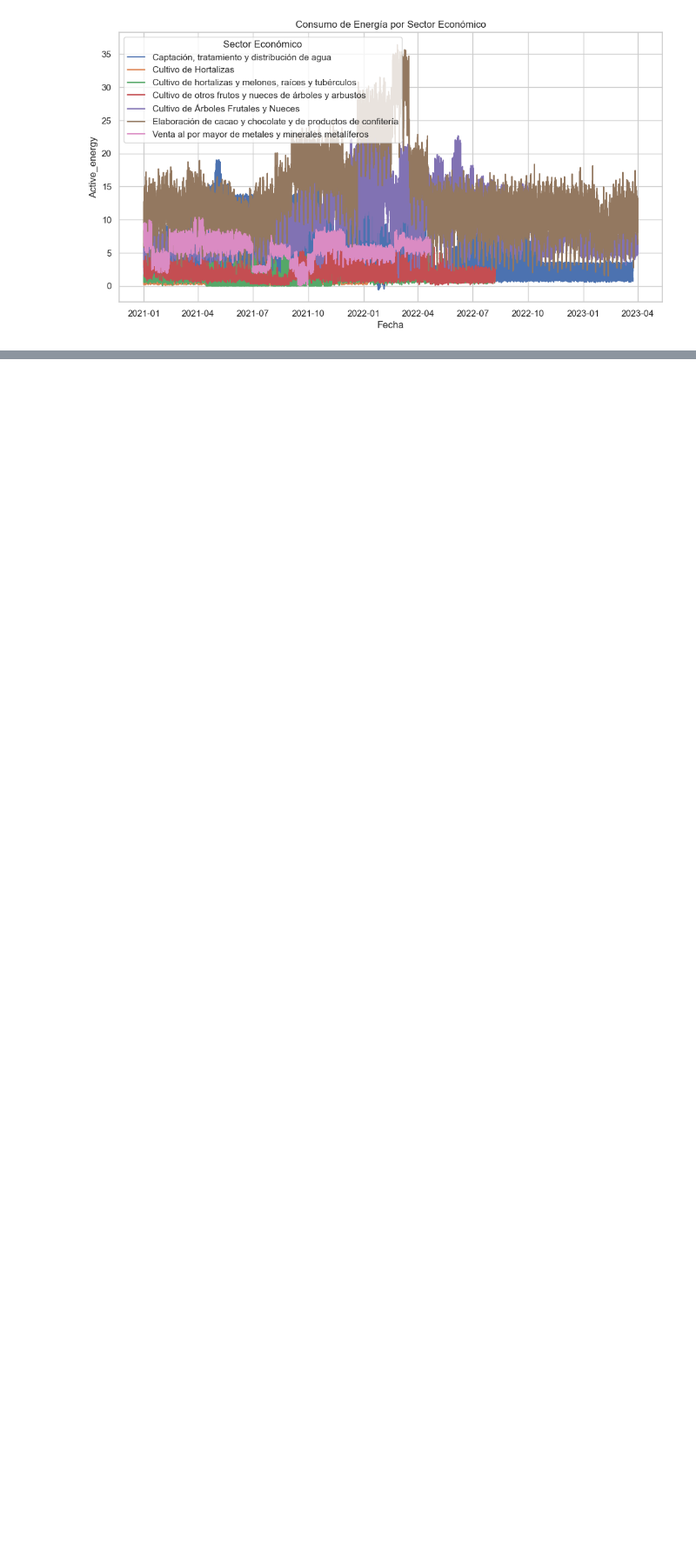
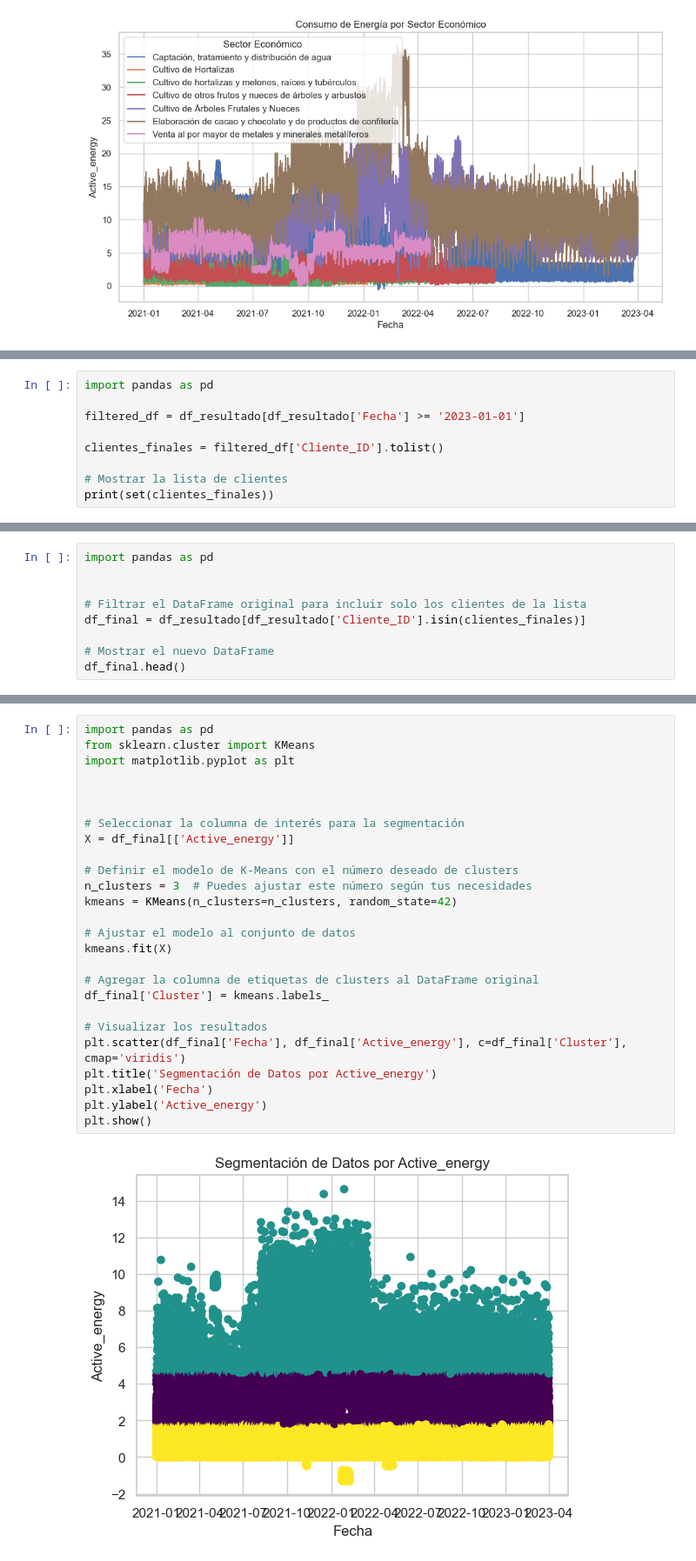
Before and after one commit to elkindavid/Electrodunas, a Jupyter notebook: Electrodunas.ipynb, the cells around one changed output, grey strips where cells are left out. Shown at 87% size. Cells and saved outputs as stored; diff of their text form; blank space fills up the shorter version.

```diff
--- a/Electrodunas.ipynb
+++ b/Electrodunas.ipynb
@@ -426,0 +450,9 @@ plt.show()
+# %%
+import pandas as pd
+
+filtered_df = df_resultado[df_resultado['Fecha'] >= '2023-01-01']
+
+clientes_finales = filtered_df['Cliente_ID'].tolist()
+
+# Mostrar la lista de clientes
+print(set(clientes_finales))
@@ -426,0 +461,9 @@ plt.show()
+# %%
+import pandas as pd
+
+
+# Filtrar el DataFrame original para incluir solo los clientes de la lista
+df_final = df_resultado[df_resultado['Cliente_ID'].isin(clientes_finales)]
+
+# Mostrar el nuevo DataFrame
+df_final.head()
@@ -426,0 +500,28 @@ plt.show()
+# %%
+import pandas as pd
+from sklearn.cluster import KMeans
+import matplotlib.pyplot as plt
+
+
+
+# Seleccionar la columna de interés para la segmentación
+X = df_final[['Active_energy']]
+
+# Definir el modelo de K-Means con el número deseado de clusters
+n_clusters = 3  # Puedes ajustar este número según tus necesidades
+kmeans = KMeans(n_clusters=n_clusters, random_state=42)
+
+# Ajustar el modelo al conjunto de datos
+kmeans.fit(X)
+
+# Agregar la columna de etiquetas de clusters al DataFrame original
+df_final['Cluster'] = kmeans.labels_
+
+# Visualizar los resultados
+plt.scatter(df_final['Fecha'], df_final['Active_energy'], c=df_final['Cluster'], cmap='viridis')
+plt.title('Segmentación de Datos por Active_energy')
+plt.xlabel('Fecha')
+plt.ylabel('Active_energy')
+plt.show()
+# %% [output]
+[figure, added]
```
Also changed, not shown: parts of 20 cells of this notebook.
